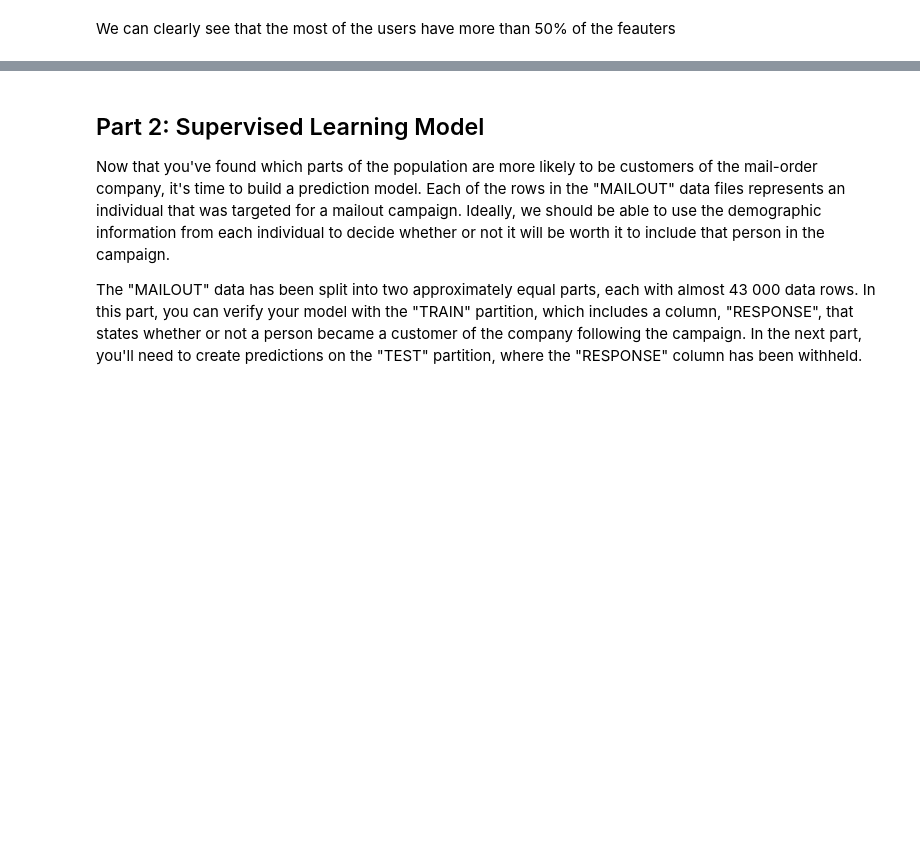
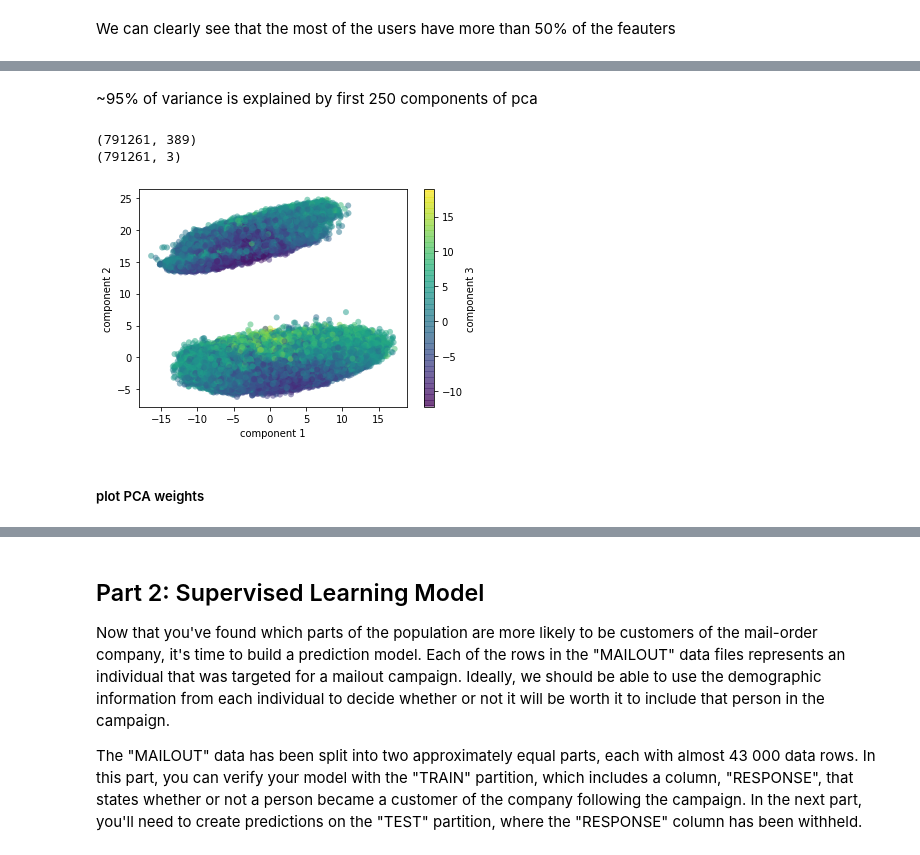
Before and after one commit to Evaggelou/Arvato-Project-, a Jupyter notebook: Arvato_Project_Workbook.ipynb, the cells around one changed output, grey strips where cells are left out. Saved outputs shown, nothing was run; the diff lists cells and outputs as text; code cells hidden in the pictures; blank space fills up the shorter version.

```diff
--- a/Arvato_Project_Workbook.ipynb
+++ b/Arvato_Project_Workbook.ipynb
@@ -638,0 +508,17 @@ The main bulk of your analysis will come in this part of the project. Here, you
+# %% [markdown]
+~95% of variance is explained by first 250 components of pca
+# %%
+pca = PCA(3)  # project from 64 to 2 dimensions
+projected = pca.fit_transform(scaled_azdias)
+print(scaled_azdias.shape)
+print(projected.shape)
+
+plt.scatter(projected[:, 0], projected[:, 1],
+            c=projected[:, 2], edgecolor='none', alpha=0.5)
+plt.xlabel('component 1')
+plt.ylabel('component 2')
+plt.colorbar(label='component 3');
+# %% [output]
+(791261, 389)
+(791261, 3)
+[figure, added]
@@ -638,0 +549,2 @@ The main bulk of your analysis will come in this part of the project. Here, you
+# %% [markdown]
+##### plot PCA weights
```
Also changed, not shown: parts of 129 cells of this notebook.
